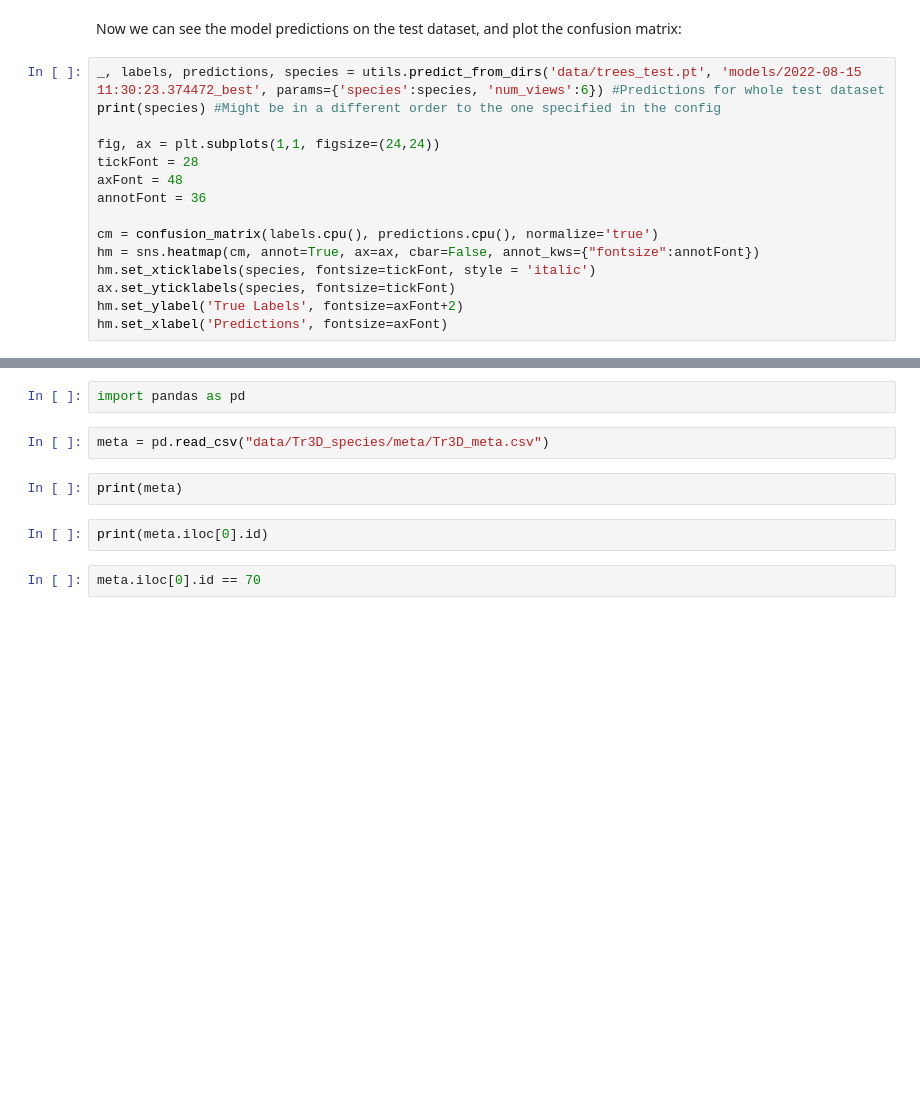
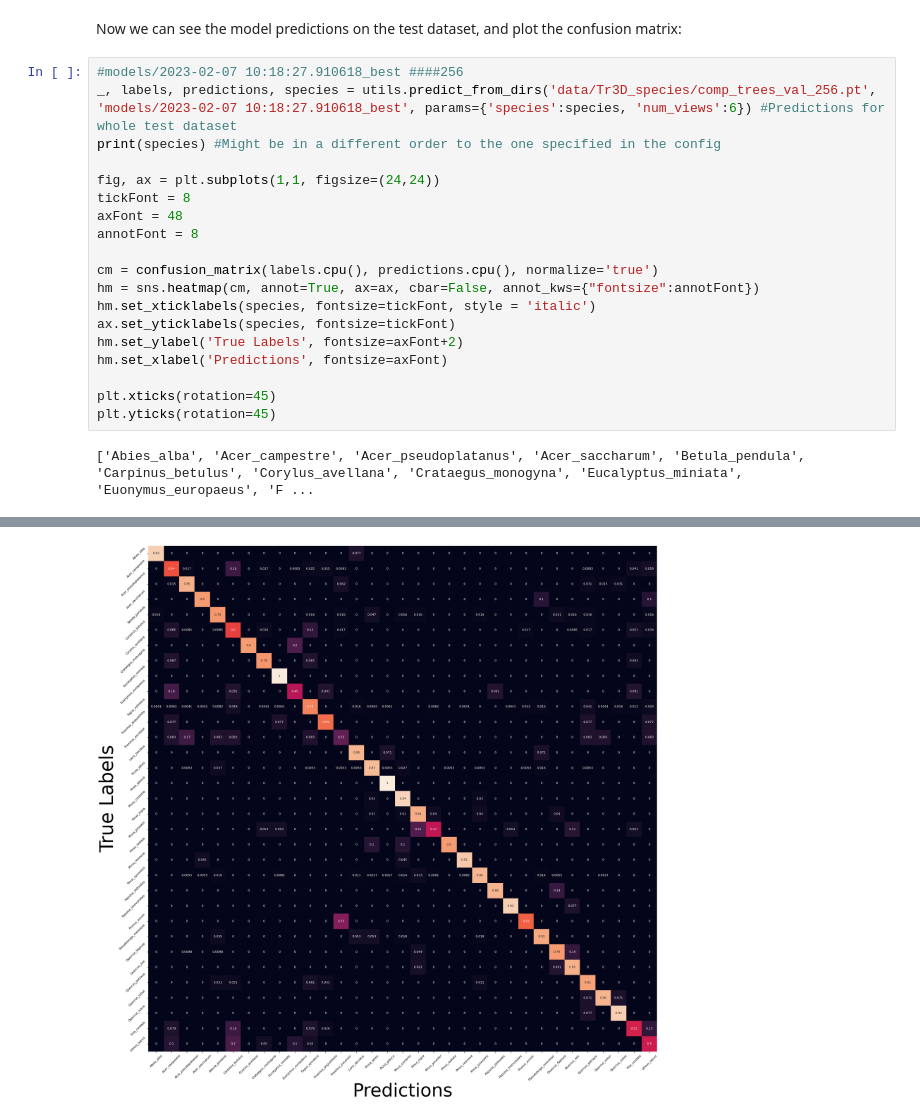
Before and after one commit to mataln/TLSpecies, a Jupyter notebook: comp_demo.ipynb, the cells around one changed output, grey strips where cells are left out. Saved outputs shown, nothing was run; the diff lists cells and outputs as text; blank space fills up the shorter version.

Commit message:
Output predictions for competition test set

```diff
--- a/comp_demo.ipynb
+++ b/comp_demo.ipynb
@@ -242,13 +244,14 @@ Pinus_nigra               414
 # %% [markdown]
 Now we can see the model predictions on the test dataset, and plot the confusion matrix:
 # %%
-_, labels, predictions, species = utils.predict_from_dirs('data/trees_test.pt', 'models/2022-08-15 11:30:23.374472_best', params={'species':species, 'num_views':6}) #Predictions for whole test dataset
+#models/2023-02-07 10:18:27.910618_best ####256
+_, labels, predictions, species = utils.predict_from_dirs('data/Tr3D_species/comp_trees_val_256.pt', 'models/2023-02-07 10:18:27.910618_best', params={'species':species, 'num_views':6}) #Predictions for whole test dataset
 print(species) #Might be in a different order to the one specified in the config
 
 fig, ax = plt.subplots(1,1, figsize=(24,24))
-tickFont = 28
+tickFont = 8
 axFont = 48
-annotFont = 36
+annotFont = 8
 
 cm = confusion_matrix(labels.cpu(), predictions.cpu(), normalize='true')
 hm = sns.heatmap(cm, annot=True, ax=ax, cbar=False, annot_kws={"fontsize":annotFont})
@@ -256,3 +259,8 @@ hm.set_xticklabels(species, fontsize=tickFont, style = 'italic')
 ax.set_yticklabels(species, fontsize=tickFont)
 hm.set_ylabel('True Labels', fontsize=axFont+2)
 hm.set_xlabel('Predictions', fontsize=axFont)
+
+plt.xticks(rotation=45)
+plt.yticks(rotation=45)
+# %% [output]
+['Abies_alba', 'Acer_campestre', 'Acer_pseudoplatanus', 'Acer_saccharum', 'Betula_pendula', 'Carpinus_betulus', 'Corylus_avellana', 'Crataegus_monogyna', 'Eucalyptus_miniata', 'Euonymus_europaeus', 'F ...
@@ -259,10 +284 @@ hm.set_xlabel('Predictions', fontsize=axFont)
+[figure, added]
-# %%
-import pandas as pd
-# %%
-meta = pd.read_csv("data/Tr3D_species/meta/Tr3D_meta.csv")
-# %%
-print(meta)
-# %%
-print(meta.iloc[0].id)
-# %%
-meta.iloc[0].id == 70
```
Also changed, not shown: parts of 16 cells of this notebook.
